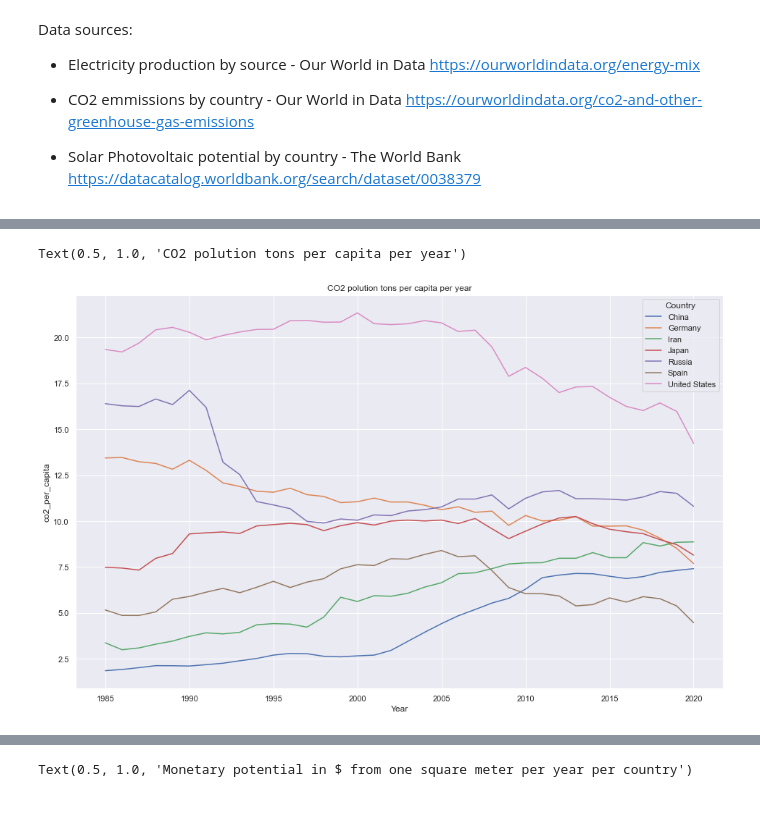
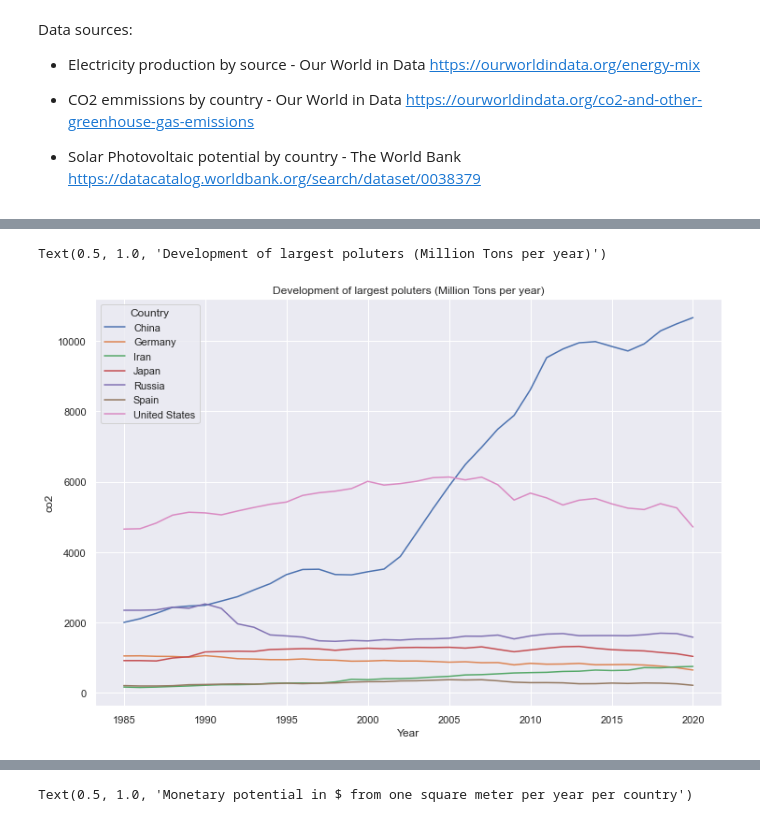
Before and after one commit to berserkus/Solar-Potential, a Jupyter notebook: Main_code.ipynb, the cells around one changed output, grey strips where cells are left out. Saved outputs shown, nothing was run; the diff lists cells and outputs as text; code cells hidden in the pictures.

```diff
--- a/Main_code.ipynb
+++ b/Main_code.ipynb
@@ -40,7 +33,7 @@ Text(0.5, 1.0, 'Development of largest poluters (Million Tons per year)')
-# %%
-plt.figure(figsize = (16,10))
-sns.lineplot(data=df_series[df_series['Country'].isin(['China','United States','Russia','Japan','Iran','Spain','Germany'])],x='Year',y='co2_per_capita', hue='Country')
-plt.title('CO2 polution tons per capita per year')
-# %% [output]
-Text(0.5, 1.0, 'CO2 polution tons per capita per year')
-[figure, removed]
+# %%
+plt.figure(figsize = (12,8))
+sns.lineplot(data=df_series[df_series['Country'].isin(['China','United States','Russia','Japan','Iran','Spain','Germany'])],x='Year',y='co2', hue='Country')
+plt.title('Development of largest poluters (Million Tons per year)')
+# %% [output]
+Text(0.5, 1.0, 'Development of largest poluters (Million Tons per year)')
+[figure, added]
```
Also changed, not shown: parts of 4 cells of this notebook, 5 other files.
